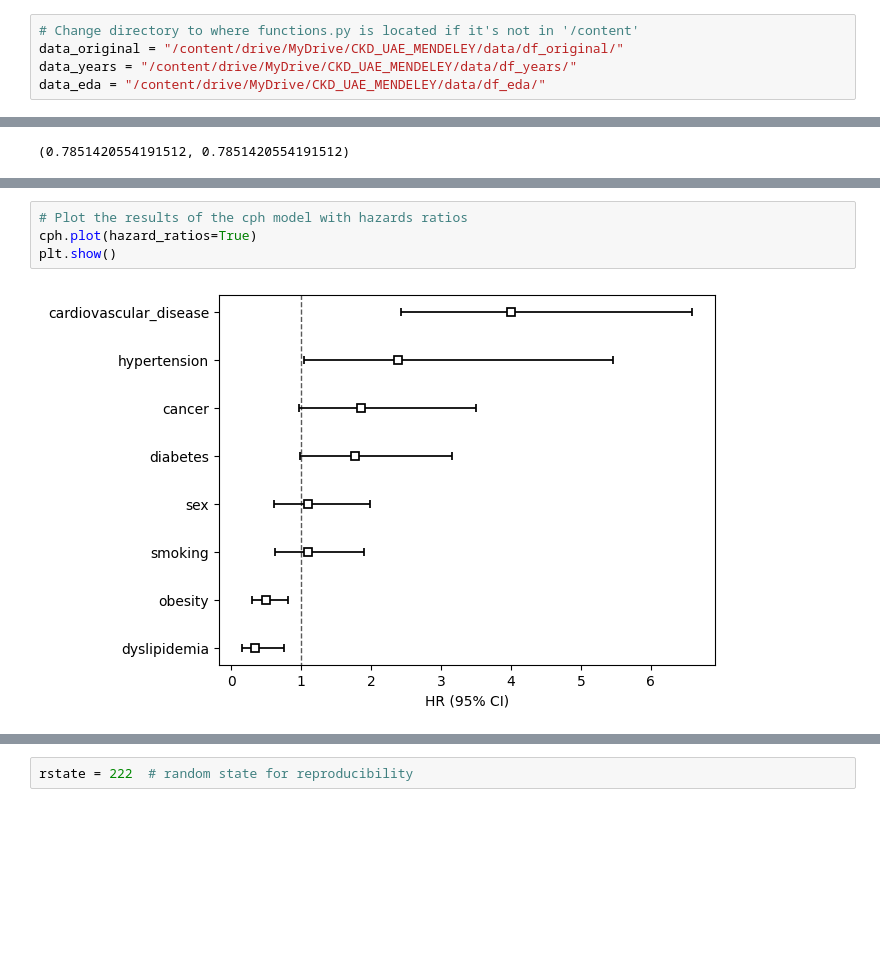
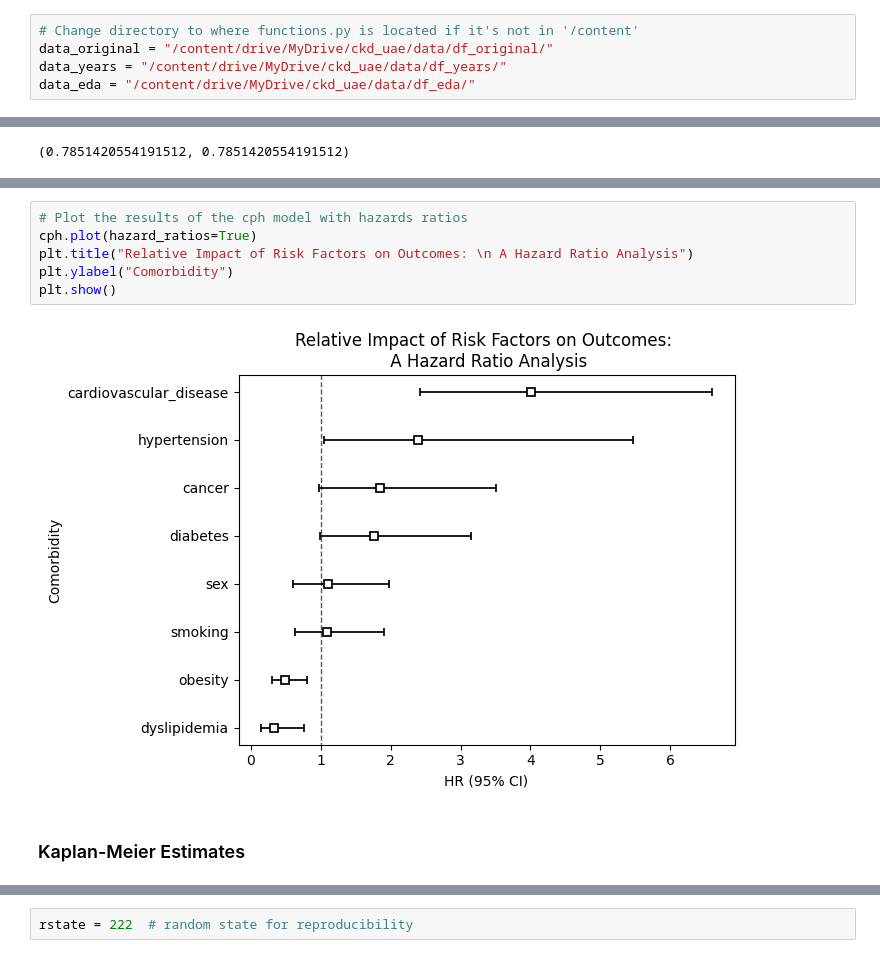
Before and after one commit to lshpaner/ckd_uae, a Jupyter notebook: CKD_UAE_Modeling.ipynb, the cells around one changed output, grey strips where cells are left out. Saved outputs shown, nothing was run; the diff lists cells and outputs as text; blank space fills up the shorter version.

```diff
--- a/CKD_UAE_Modeling.ipynb
+++ b/CKD_UAE_Modeling.ipynb
@@ -63,8 +59,8 @@ https://data.mendeley.com/datasets/ppfwfpprbc/1
 # %%
 # Change directory to where functions.py is located if it's not in '/content'
-data_original = "/content/drive/MyDrive/CKD_UAE_MENDELEY/data/df_original/"
-data_years = "/content/drive/MyDrive/CKD_UAE_MENDELEY/data/df_years/"
-data_eda = "/content/drive/MyDrive/CKD_UAE_MENDELEY/data/df_eda/"
+data_original = "/content/drive/MyDrive/ckd_uae/data/df_original/"
+data_years = "/content/drive/MyDrive/ckd_uae/data/df_years/"
+data_eda = "/content/drive/MyDrive/ckd_uae/data/df_eda/"
 # %%
 # save out the split datasets to separate parquet files
 X_train = pd.read_parquet(os.path.join(data_original, "X_train.parquet"))
@@ -150,9 +144,13 @@ cph.print_summary()
 # %%
 # Plot the results of the cph model with hazards ratios
 cph.plot(hazard_ratios=True)
+plt.title("Relative Impact of Risk Factors on Outcomes: \n A Hazard Ratio Analysis")
+plt.ylabel("Comorbidity")
 plt.show()
 # %% [output]
-[figure, old version]
+[figure, new version]
+# %% [markdown]
+### Kaplan-Meier Estimates
 # %%
 # Instantiate the Kaplan-Meier fitter
 kmf = KaplanMeierFitter()
```
Also changed, not shown: parts of 50 cells of this notebook.
